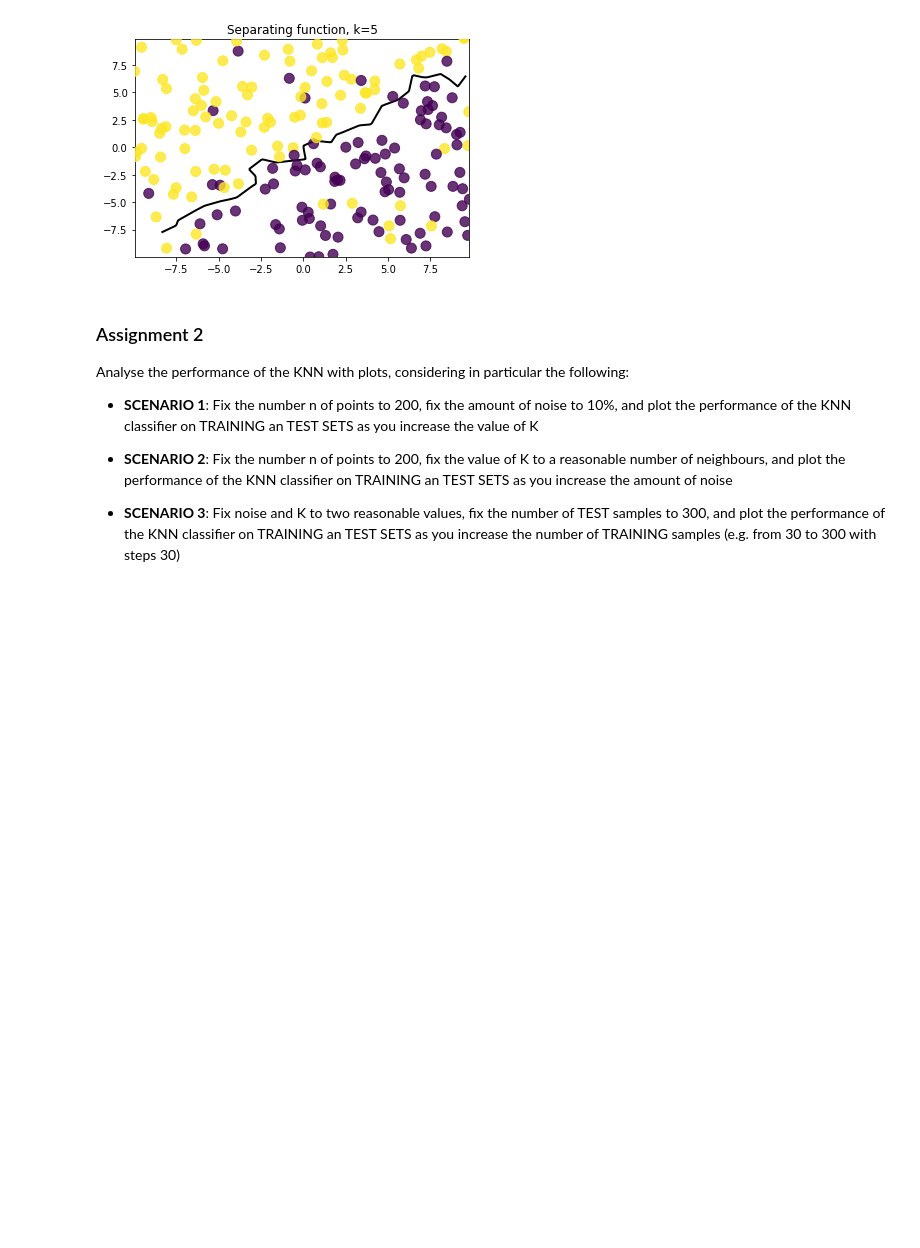
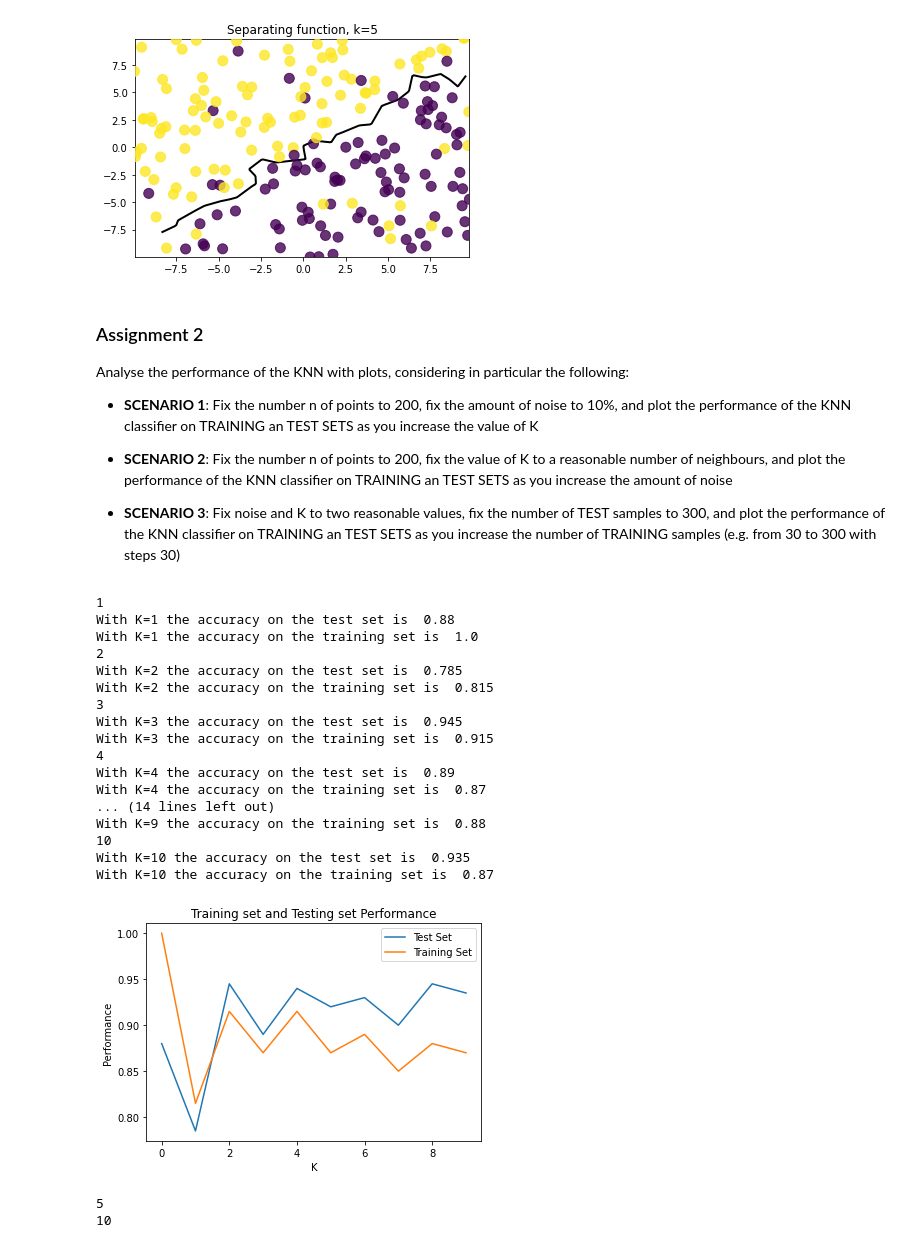
Before and after one commit to mosemb/MachineLearningAssignments, a Jupyter notebook: 02_LocalMethods.ipynb, the cells around one changed output. Drawn from its saved outputs; the diff is of its cells as text; code cells hidden in the pictures; blank space fills up the shorter version.

```diff
--- a/02_LocalMethods.ipynb
+++ b/02_LocalMethods.ipynb
@@ -276,0 +329,24 @@ Analyse the performance of the <n>KNN</b> with plots, considering in particular
+# %%
+knn2(10,200,10)
+a = [1,3,4,7,8]
+b = [3,5,6,7,6]
+#plt.plot(a,b)
+# %% [output]
+1
+With K=1 the accuracy on the test set is  0.88
+With K=1 the accuracy on the training set is  1.0
+2
+With K=2 the accuracy on the test set is  0.785
+With K=2 the accuracy on the training set is  0.815
+3
+With K=3 the accuracy on the test set is  0.945
+With K=3 the accuracy on the training set is  0.915
+4
+With K=4 the accuracy on the test set is  0.89
+With K=4 the accuracy on the training set is  0.87
+... (14 lines left out)
+With K=9 the accuracy on the training set is  0.88
+10
+With K=10 the accuracy on the test set is  0.935
+With K=10 the accuracy on the training set is  0.87
+[figure, added]
@@ -290,6 +423,13 @@ def scenario1(n, m, q, noise, k , flip):
     #Test set without noise
     Xte, Yte = linearBinaryClass(n, low_D, high_D, m, q)
 # %%
+r=5
+for i in range(5,r+6,5):
+    print(i)
+
 # ... your code for SCENARIO 2 goes here...
+# %% [output]
+5
+10
 # %%
 # ... your code for SCENARIO 3 goes here...
```
Also changed, not shown: parts of 3 cells of this notebook.
